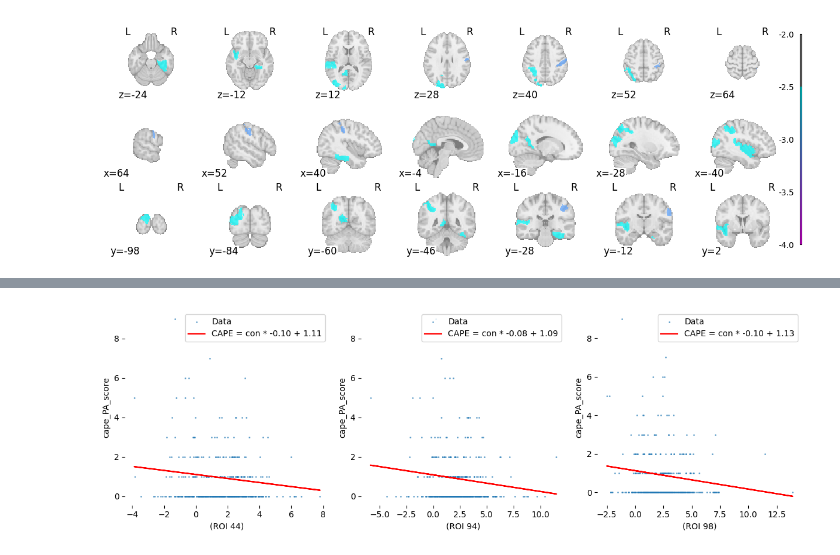
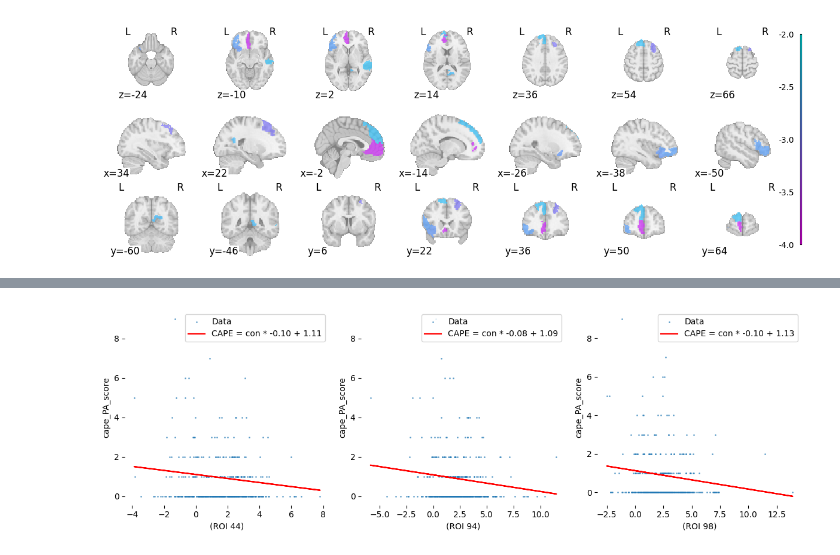
Before and after one commit to angeloodr/INPD-neuroimage-cape, a Jupyter notebook: code/plotting_second_level_results.ipynb, the cells around one changed output, grey strips where cells are left out. Cells and saved outputs as stored; diff of their text form; code cells hidden in the pictures.

```diff
--- a/code/plotting_second_level_results.ipynb
+++ b/code/plotting_second_level_results.ipynb
@@ -33,7 +33,7 @@ seednames = ['DCPutamen',
 # setting the seed name and the rois which had results in the second level analysis
 
 
-data = pd.read_csv(os.path.join(secondlvresults,'results_2ndlvl.csv'), header=0)
+data = pd.read_csv(os.path.join(secondlvresults,'results_2ndlvl_OLS.csv'), header=0)
 
 #stat a dictionary to store the salience and default values
 tmap = {}
@@ -137,9 +129,9 @@ plt.show()
 from nilearn import datasets
 from nilearn.plotting import plot_roi, plot_anat
 
-rois_to_plot= [13, 31, 36, 44, 53, 54, 55, 64, 68, 72, 81, 86, 88, 89, 94, 98]
+rois_to_plot= [44, 50, 98]
 seed_to_plot = 'DRPutamen'
-cape_to_plot = 'cape_PA_score'
+cape_to_plot = 'cape_tot'
 
 atlas_name = 'Schaefer2018'
 desc_name = '100Parcels7Networks'
@@ -209,9 +201,9 @@ plt.show()
 from nilearn import datasets
 from nilearn.plotting import plot_roi, plot_anat
 
-rois_to_plot= [8, 10, 25, 34, 49, 51, 68, 77]
+rois_to_plot= [42, 43, 44, 46, 93, 98, 99]
 seed_to_plot = 'DRPutamen'
-cape_to_plot = 'cape_PA_score'
+cape_to_plot = 'cape_tot'
 
 atlas_name = 'Schaefer2018'
 desc_name = '100Parcels7Networks'
@@ -221,7 +213,7 @@ atlas = datasets.fetch_atlas_schaefer_2018(n_rois=100, yeo_networks=7, resolutio
 ###cape_BE_score roi-68 -> corr_p_val_general 0.050 -> IIR 0.796 -> pseudo R2 0.107
 ###cape_BE_score roi-77 -> corr_p_val_general 0.050 -> IIR 0.792 -> pseudo R2 0.106
 seed_to_plot = 'DRPutamen'
-cape_to_plot = 'cape_PA_score'
+cape_to_plot = 'cape_tot'
 
 atlas_name = 'Schaefer2018'
 desc_name = '100Parcels7Networks'
@@ -255,32 +247,32 @@ for roi_id in rois_to_plot:
 
 # Step 5: Create a NIfTI image using the modified zero_volume
 tmap_affined = nib.Nifti1Image(masks, affine)
 
 # Step 6: Plot the tmap in the brain
 fig, ax = plt.subplots(figsize=(30/2.5, 10/2.5))  # Create a Matplotlib figure
 display = plot_roi(
     tmap_affined,
     display_mode='mosaic',
     colorbar=True,
     vmin=-4,
-    vmax=-2.5,
+    vmax=-2,
     cmap='cool_r',  # Color map for the t-map
     figure=fig  # Pass the Matplotlib figure
 )
 
 # Step 7: Customize the color bar
 cbar = plt.gcf().get_axes()[-1]  # Get the color bar axis (last axis in the figure)
 cbar.set_yticks([-4, -3.5, -3, -2.5, -2.0])  # Set custom tick values
 cbar.set_yticklabels(['-4.0', '-3.5', '-3.0', '-2.5', '-2.0'])  # Set custom tick labels
 
 ax.spines['top'].set_visible(False)  # Hide the top spine
 ax.spines['right'].set_visible(False)  # Hide the right spine
 ax.spines['left'].set_visible(False)  # Hide the left spine
 ax.spines['bottom'].set_visible(False)  # Hide the bottom spine
 ax.xaxis.set_ticks([])  # Hide x-axis ticks
 ax.yaxis.set_ticks([])  # Hide y-axis ticks
 
 # Show the plot
 plt.show()
 # %% [output]
-[figure, old version]
+[figure, new version]
```
Also changed, not shown: parts of 8 cells of this notebook, 1 other file.
